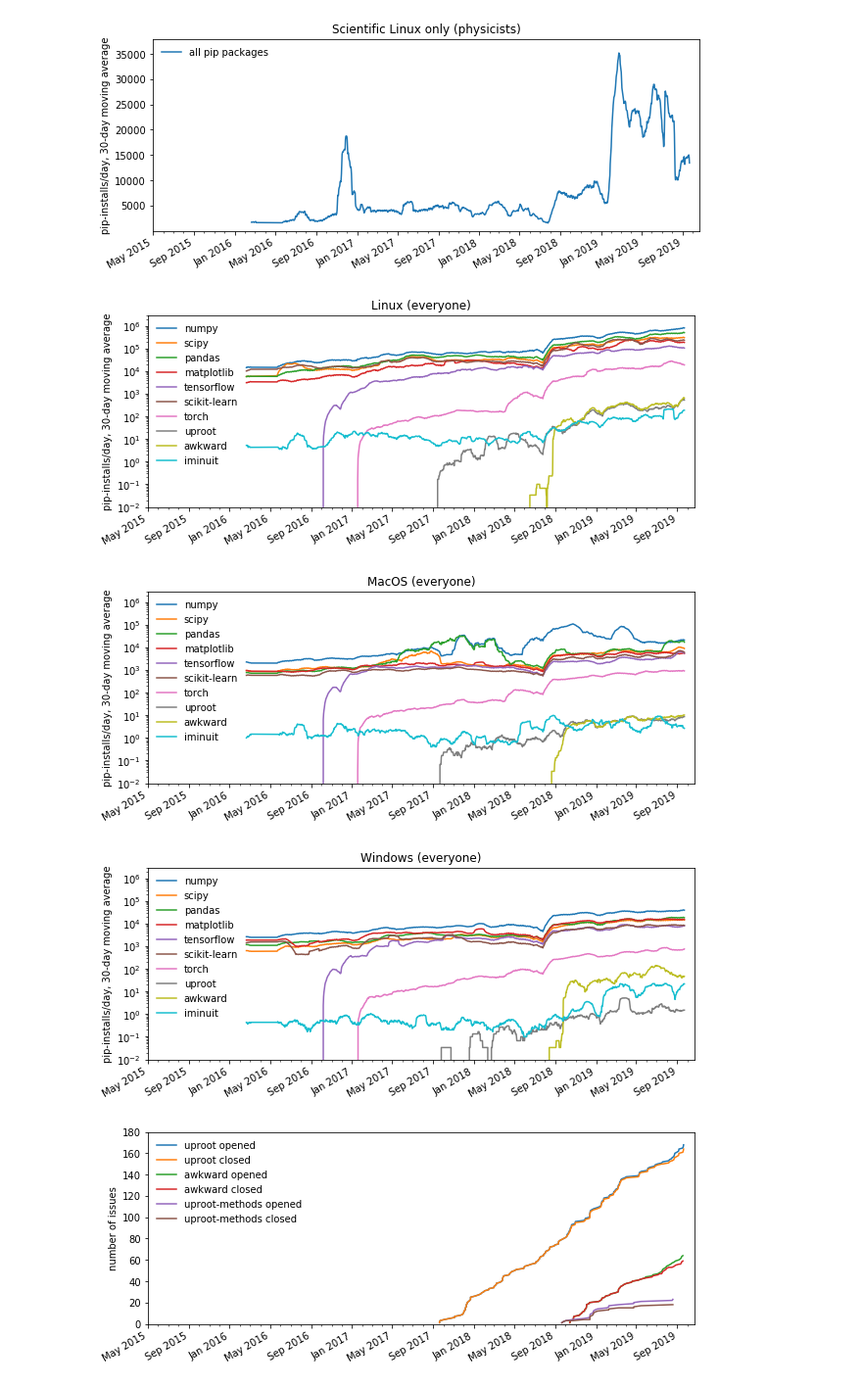
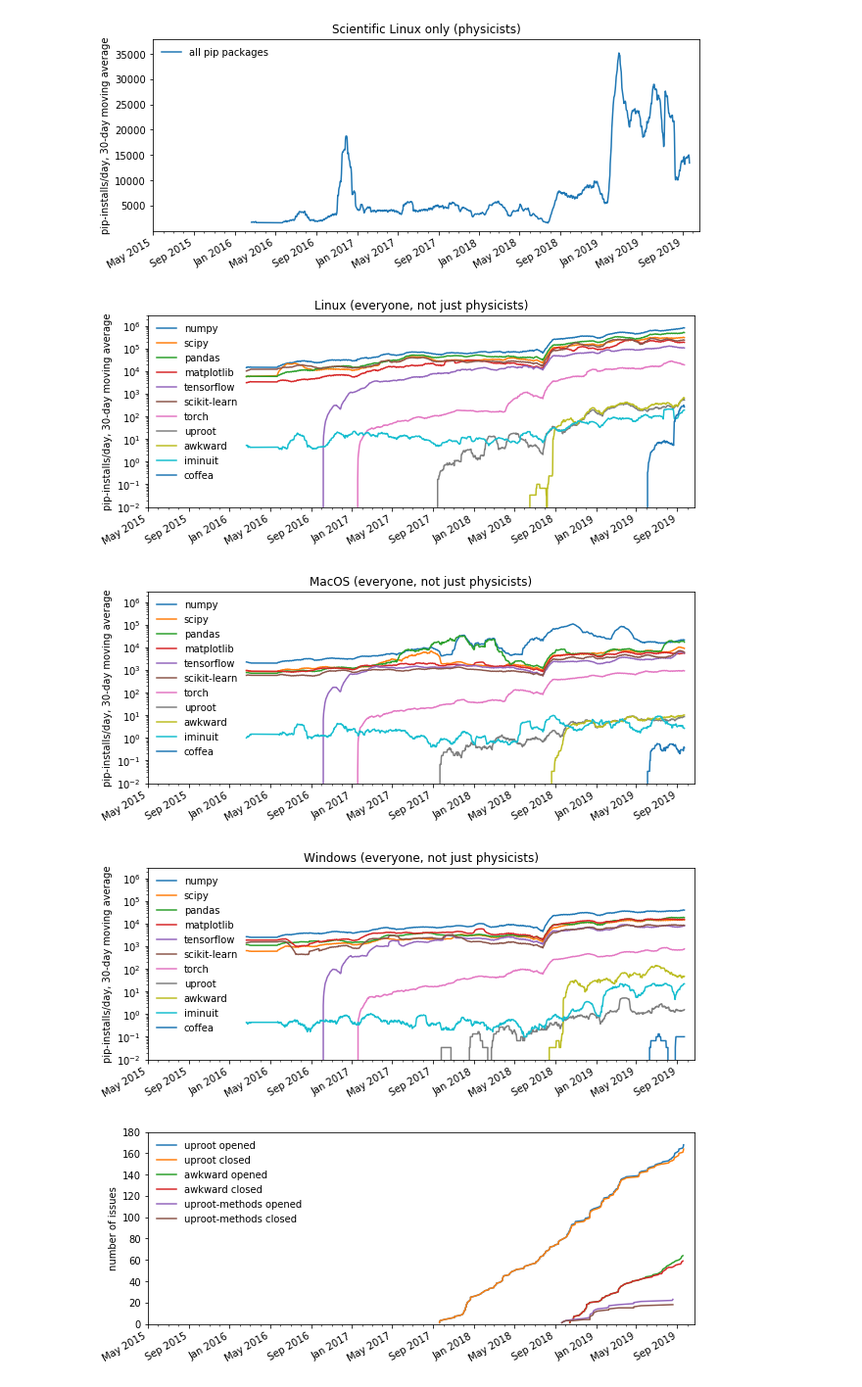
Before and after one commit to jpivarski-talks/2019-10-17-pyhep-awkward, a Jupyter notebook: analysis.ipynb, the cells around one changed output. Shown at 98% size. Cells and saved outputs as stored; diff of their text form; code cells hidden in the pictures.

```diff
--- a/analysis.ipynb
+++ b/analysis.ipynb
@@ -28,8 +29,9 @@ dfos.groupby("project").count().sort_values("count", ascending=False)
 # %%
 def plotit(df, vertical, title, selection, islog=True, dropminuit=False, dropml=False, dropmine=False):
-    which = ["numpy", "scipy", "pandas", "matplotlib", "tensorflow", "scikit-learn", "torch", "uproot", "awkward", "iminuit"]
+    which = ["numpy", "scipy", "pandas", "matplotlib", "tensorflow", "scikit-learn", "torch", "uproot", "awkward", "iminuit", "coffea"]
     if dropminuit:
         del which[which.index("iminuit")]
+        del which[which.index("coffea")]
     if dropml:
         del which[which.index("tensorflow")]
         del which[which.index("scikit-learn")]
@@ -95,23 +97,23 @@ ax.get_figure().savefig("pip-scilinux-everything.pdf")
 # %% [output]
 [figure]
 # %%
-ax = plotit(dfos, 3000000, "Linux (everyone)", "Linux")
+ax = plotit(dfos, 3000000, "Linux (everyone, not just physicists)", "Linux")
 ax.get_figure().savefig("pip-linux.png")
 ax.get_figure().savefig("pip-linux.pdf")
 # %% [output]
-[figure, old version]
+[figure, new version]
 # %%
-ax = plotit(dfos, 3000000, "MacOS (everyone)", "Darwin")
+ax = plotit(dfos, 3000000, "MacOS (everyone, not just physicists)", "Darwin")
 ax.get_figure().savefig("pip-macos.png")
 ax.get_figure().savefig("pip-macos.pdf")
 # %% [output]
-[figure, old version]
+[figure, new version]
 # %%
-ax = plotit(dfos, 3000000, "Windows (everyone)", "Windows")
+ax = plotit(dfos, 3000000, "Windows (everyone, not just physicists)", "Windows")
 ax.get_figure().savefig("pip-windows.png")
 ax.get_figure().savefig("pip-windows.pdf")
 # %% [output]
-[figure, old version]
+[figure, new version]
 # %%
 dfuproot = pandas.read_csv("github-issues-uproot.csv", parse_dates=[4, 5], infer_datetime_format=True)
 dfmethods = pandas.read_csv("github-issues-uproot-methods.csv", parse_dates=[4, 5], infer_datetime_format=True)
```
Also changed, not shown: parts of 4 cells of this notebook, 18 other files.
